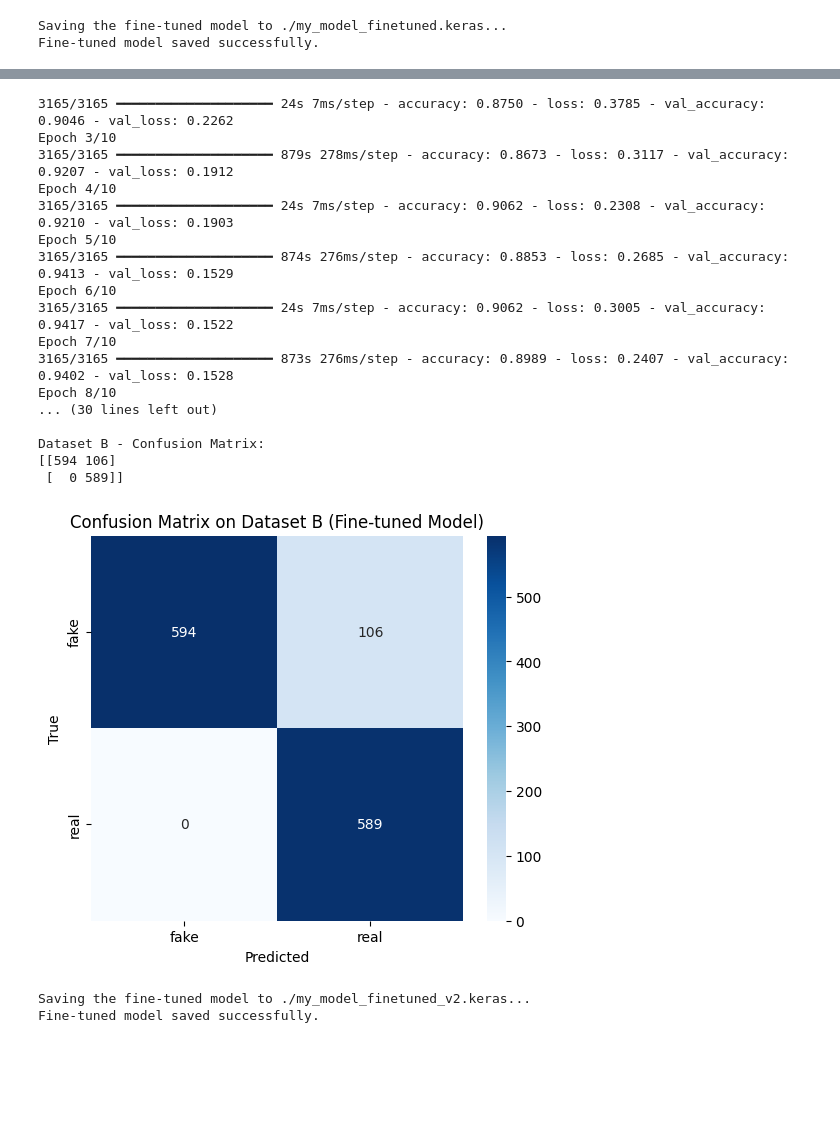
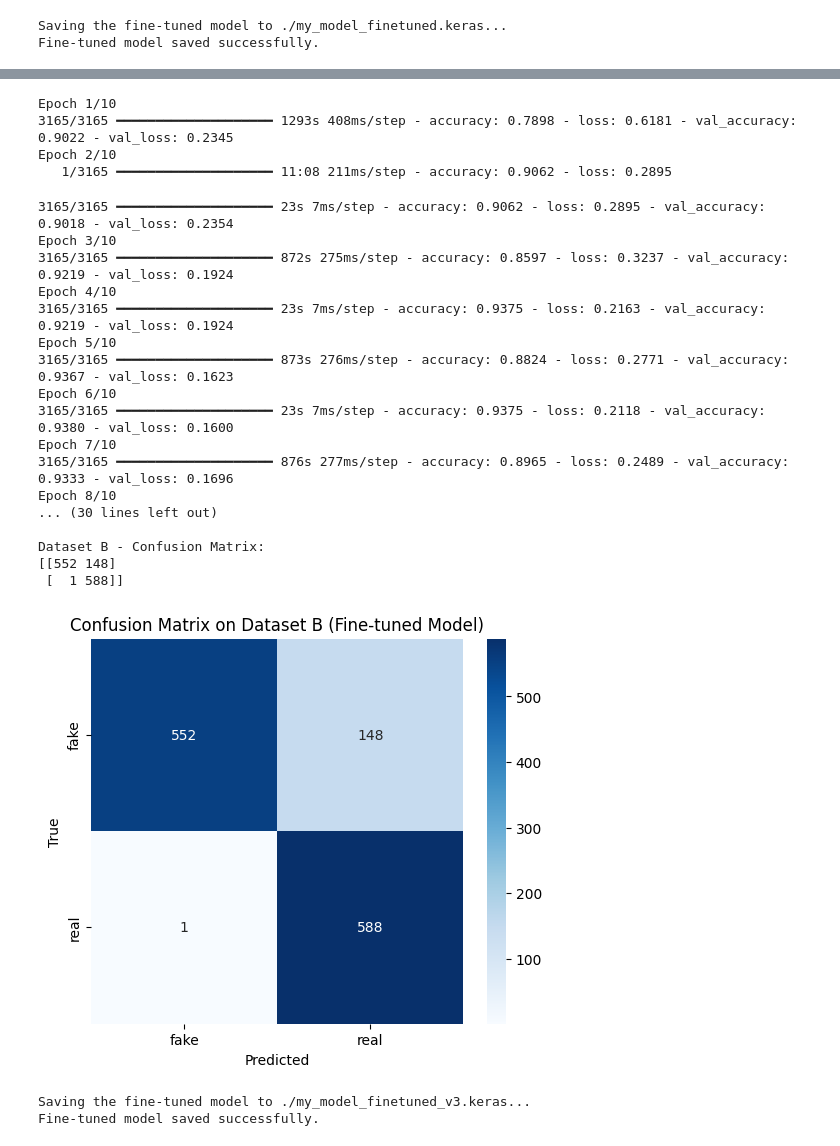
Before and after one commit to Bruce-JiYuefeng/ai_face_detection, a Jupyter notebook: bigger_dataset.ipynb, the cells around one changed output, grey strips where cells are left out. Drawn from its saved outputs; the diff is of its cells as text; code cells hidden in the pictures; blank space fills up the shorter version.

```diff
--- a/bigger_dataset.ipynb
+++ b/bigger_dataset.ipynb
@@ -943,8 +943,10 @@ import seaborn as sns
 # Configuration for Fine-Tuning
 # =====================================
 # Paths
-PRETRAINED_MODEL_PATH = './my_model_finetuned.keras'
-FINETUNED_MODEL_PATH = './my_model_finetuned_v2.keras' # Path to save the fine-tuned model
+
+# Define the base model and path to new model, this one has hyperparameters on
+PRETRAINED_MODEL_PATH = './my_model_trained_on_A.keras'
+FINETUNED_MODEL_PATH = './my_model_finetuned_v3.keras'
 
 # Original Dataset A paths (Assuming these variables are still defined from your previous cells)
 # If not, redefine them here:
@@ -1211,20 +1213,24 @@ Epoch 2/10
-3165/3165 ━━━━━━━━━━━━━━━━━━━━ 24s 7ms/step - accuracy: 0.8750 - loss: 0.3785 - val_accuracy: 0.9046 - val_loss: 0.2262
-Epoch 3/10
-3165/3165 ━━━━━━━━━━━━━━━━━━━━ 879s 278ms/step - accuracy: 0.8673 - loss: 0.3117 - val_accuracy: 0.9207 - val_loss: 0.1912
-Epoch 4/10
-3165/3165 ━━━━━━━━━━━━━━━━━━━━ 24s 7ms/step - accuracy: 0.9062 - loss: 0.2308 - val_accuracy: 0.9210 - val_loss: 0.1903
-Epoch 5/10
-3165/3165 ━━━━━━━━━━━━━━━━━━━━ 874s 276ms/step - accuracy: 0.8853 - loss: 0.2685 - val_accuracy: 0.9413 - val_loss: 0.1529
-Epoch 6/10
-3165/3165 ━━━━━━━━━━━━━━━━━━━━ 24s 7ms/step - accuracy: 0.9062 - loss: 0.3005 - val_accuracy: 0.9417 - val_loss: 0.1522
-Epoch 7/10
-3165/3165 ━━━━━━━━━━━━━━━━━━━━ 873s 276ms/step - accuracy: 0.8989 - loss: 0.2407 - val_accuracy: 0.9402 - val_loss: 0.1528
-Epoch 8/10
-... (30 lines left out)
-
-Dataset B - Confusion Matrix:
-[[594 106]
- [  0 589]]
+Epoch 1/10
+3165/3165 ━━━━━━━━━━━━━━━━━━━━ 1293s 408ms/step - accuracy: 0.7898 - loss: 0.6181 - val_accuracy: 0.9022 - val_loss: 0.2345
+Epoch 2/10
+   1/3165 ━━━━━━━━━━━━━━━━━━━━ 11:08 211ms/step - accuracy: 0.9062 - loss: 0.2895
+3165/3165 ━━━━━━━━━━━━━━━━━━━━ 23s 7ms/step - accuracy: 0.9062 - loss: 0.2895 - val_accuracy: 0.9018 - val_loss: 0.2354
+Epoch 3/10
+3165/3165 ━━━━━━━━━━━━━━━━━━━━ 872s 275ms/step - accuracy: 0.8597 - loss: 0.3237 - val_accuracy: 0.9219 - val_loss: 0.1924
+Epoch 4/10
+3165/3165 ━━━━━━━━━━━━━━━━━━━━ 23s 7ms/step - accuracy: 0.9375 - loss: 0.2163 - val_accuracy: 0.9219 - val_loss: 0.1924
+Epoch 5/10
+3165/3165 ━━━━━━━━━━━━━━━━━━━━ 873s 276ms/step - accuracy: 0.8824 - loss: 0.2771 - val_accuracy: 0.9367 - val_loss: 0.1623
+Epoch 6/10
+3165/3165 ━━━━━━━━━━━━━━━━━━━━ 23s 7ms/step - accuracy: 0.9375 - loss: 0.2118 - val_accuracy: 0.9380 - val_loss: 0.1600
+Epoch 7/10
+3165/3165 ━━━━━━━━━━━━━━━━━━━━ 876s 277ms/step - accuracy: 0.8965 - loss: 0.2489 - val_accuracy: 0.9333 - val_loss: 0.1696
+Epoch 8/10
+... (30 lines left out)
+
+Dataset B - Confusion Matrix:
+[[552 148]
+ [  1 588]]
-[figure, old version]
+[figure, new version]
-Saving the fine-tuned model to ./my_model_finetuned_v2.keras...
-Fine-tuned model saved successfully.
+Saving the fine-tuned model to ./my_model_finetuned_v3.keras...
+Fine-tuned model saved successfully.
```
Also changed, not shown: parts of 2 cells of this notebook, 1 other file.
